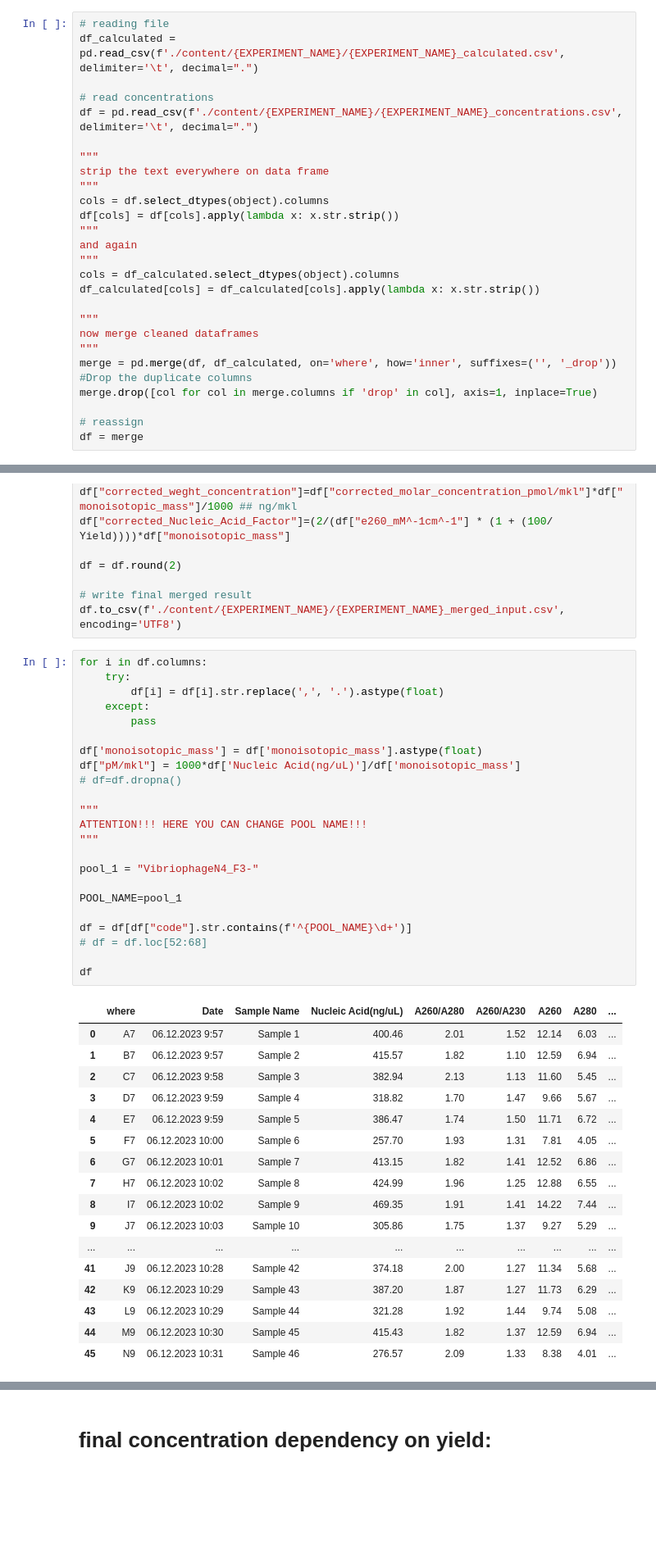
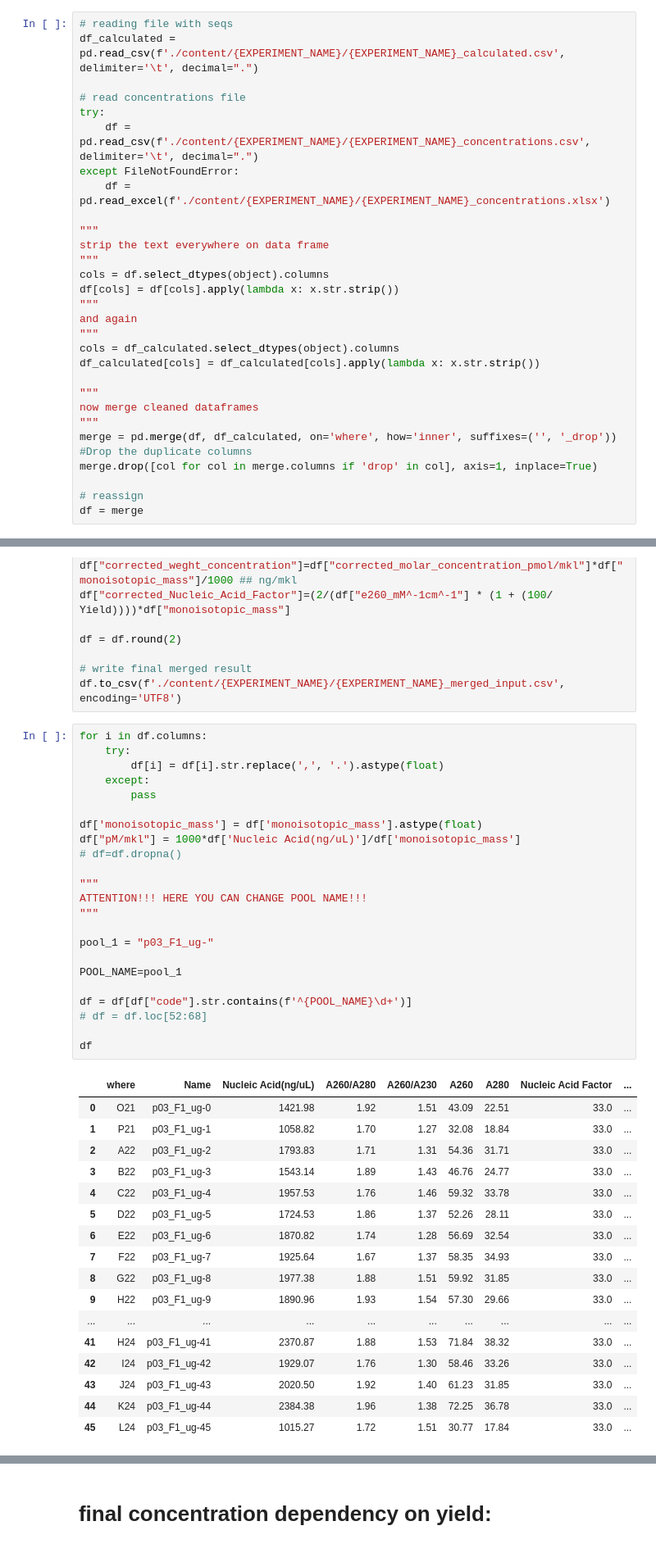
Before and after one commit to radical-subject/gene_synthesis_automatization_tools, a Jupyter notebook: MAIN_PIPELINE/MAIN_PIPELINE.ipynb, the cells around one changed output, grey strips where cells are left out. Shown at 82% size. Drawn from its saved outputs; the diff is of its cells as text; blank space fills up the shorter version.

```diff
--- a/MAIN_PIPELINE/MAIN_PIPELINE.ipynb
+++ b/MAIN_PIPELINE/MAIN_PIPELINE.ipynb
@@ -119,9 +118,12 @@ CTT CCC GAA GTA CAA CTT CTT GAG CTT CTT CAG TGC AGG ATA GTC A   14075.06
 # %%
-# reading file
+# reading file with seqs
 df_calculated =  pd.read_csv(f'./content/{EXPERIMENT_NAME}/{EXPERIMENT_NAME}_calculated.csv', delimiter='\t', decimal=".")
 
-# read concentrations
-df = pd.read_csv(f'./content/{EXPERIMENT_NAME}/{EXPERIMENT_NAME}_concentrations.csv', delimiter='\t', decimal=".")
+# read concentrations file
+try:
+    df = pd.read_csv(f'./content/{EXPERIMENT_NAME}/{EXPERIMENT_NAME}_concentrations.csv', delimiter='\t', decimal=".")
+except FileNotFoundError:
+    df = pd.read_excel(f'./content/{EXPERIMENT_NAME}/{EXPERIMENT_NAME}_concentrations.xlsx')
 
 """
 strip the text everywhere on data frame
@@ -197,44 +199,44 @@ df.to_csv(f'./content/{EXPERIMENT_NAME}/{EXPERIMENT_NAME}_merged_input.csv', enc
 # %%
 for i in df.columns:
     try:
         df[i] = df[i].str.replace(',', '.').astype(float)
     except:
         pass
 
 df['monoisotopic_mass'] = df['monoisotopic_mass'].astype(float)
 df["pM/mkl"] = 1000*df['Nucleic Acid(ng/uL)']/df['monoisotopic_mass']
 # df=df.dropna()
 
 """
 ATTENTION!!! HERE YOU CAN CHANGE POOL NAME!!!
 """
 
-pool_1 = "VibriophageN4_F3-"
+pool_1 = "p03_F1_ug-"
 
 POOL_NAME=pool_1
 
 df = df[df["code"].str.contains(f'^{POOL_NAME}\d+')]
 # df = df.loc[52:68]
 
 df
 # %% [output]
-|  | where | Date | Sample Name | Nucleic Acid(ng/uL) | A260/A280 | A260/A230 | A260 | A280 | ... |
-| 0 | A7 | 06.12.2023 9:57 | Sample 1 | 400.46 | 2.01 | 1.52 | 12.14 | 6.03 | ... |
-| 1 | B7 | 06.12.2023 9:57 | Sample 2 | 415.57 | 1.82 | 1.10 | 12.59 | 6.94 | ... |
-| 2 | C7 | 06.12.2023 9:58 | Sample 3 | 382.94 | 2.13 | 1.13 | 11.60 | 5.45 | ... |
-| 3 | D7 | 06.12.2023 9:59 | Sample 4 | 318.82 | 1.70 | 1.47 | 9.66 | 5.67 | ... |
-| 4 | E7 | 06.12.2023 9:59 | Sample 5 | 386.47 | 1.74 | 1.50 | 11.71 | 6.72 | ... |
-| 5 | F7 | 06.12.2023 10:00 | Sample 6 | 257.70 | 1.93 | 1.31 | 7.81 | 4.05 | ... |
-| 6 | G7 | 06.12.2023 10:01 | Sample 7 | 413.15 | 1.82 | 1.41 | 12.52 | 6.86 | ... |
-| 7 | H7 | 06.12.2023 10:02 | Sample 8 | 424.99 | 1.96 | 1.25 | 12.88 | 6.55 | ... |
-| 8 | I7 | 06.12.2023 10:02 | Sample 9 | 469.35 | 1.91 | 1.41 | 14.22 | 7.44 | ... |
-| 9 | J7 | 06.12.2023 10:03 | Sample 10 | 305.86 | 1.75 | 1.37 | 9.27 | 5.29 | ... |
+|  | where | Name | Nucleic Acid(ng/uL) | A260/A280 | A260/A230 | A260 | A280 | Nucleic Acid Factor | ... |
+| 0 | O21 | p03_F1_ug-0 | 1421.98 | 1.92 | 1.51 | 43.09 | 22.51 | 33.0 | ... |
+| 1 | P21 | p03_F1_ug-1 | 1058.82 | 1.70 | 1.27 | 32.08 | 18.84 | 33.0 | ... |
+| 2 | A22 | p03_F1_ug-2 | 1793.83 | 1.71 | 1.31 | 54.36 | 31.71 | 33.0 | ... |
+| 3 | B22 | p03_F1_ug-3 | 1543.14 | 1.89 | 1.43 | 46.76 | 24.77 | 33.0 | ... |
+| 4 | C22 | p03_F1_ug-4 | 1957.53 | 1.76 | 1.46 | 59.32 | 33.78 | 33.0 | ... |
+| 5 | D22 | p03_F1_ug-5 | 1724.53 | 1.86 | 1.37 | 52.26 | 28.11 | 33.0 | ... |
+| 6 | E22 | p03_F1_ug-6 | 1870.82 | 1.74 | 1.28 | 56.69 | 32.54 | 33.0 | ... |
+| 7 | F22 | p03_F1_ug-7 | 1925.64 | 1.67 | 1.37 | 58.35 | 34.93 | 33.0 | ... |
+| 8 | G22 | p03_F1_ug-8 | 1977.38 | 1.88 | 1.51 | 59.92 | 31.85 | 33.0 | ... |
+| 9 | H22 | p03_F1_ug-9 | 1890.96 | 1.93 | 1.54 | 57.30 | 29.66 | 33.0 | ... |
 | ... | ... | ... | ... | ... | ... | ... | ... | ... | ... |
-| 41 | J9 | 06.12.2023 10:28 | Sample 42 | 374.18 | 2.00 | 1.27 | 11.34 | 5.68 | ... |
-| 42 | K9 | 06.12.2023 10:29 | Sample 43 | 387.20 | 1.87 | 1.27 | 11.73 | 6.29 | ... |
-| 43 | L9 | 06.12.2023 10:29 | Sample 44 | 321.28 | 1.92 | 1.44 | 9.74 | 5.08 | ... |
-| 44 | M9 | 06.12.2023 10:30 | Sample 45 | 415.43 | 1.82 | 1.37 | 12.59 | 6.94 | ... |
-| 45 | N9 | 06.12.2023 10:31 | Sample 46 | 276.57 | 2.09 | 1.33 | 8.38 | 4.01 | ... |
+| 41 | H24 | p03_F1_ug-41 | 2370.87 | 1.88 | 1.53 | 71.84 | 38.32 | 33.0 | ... |
+| 42 | I24 | p03_F1_ug-42 | 1929.07 | 1.76 | 1.30 | 58.46 | 33.26 | 33.0 | ... |
+| 43 | J24 | p03_F1_ug-43 | 2020.50 | 1.92 | 1.40 | 61.23 | 31.85 | 33.0 | ... |
+| 44 | K24 | p03_F1_ug-44 | 2384.38 | 1.96 | 1.38 | 72.25 | 36.78 | 33.0 | ... |
+| 45 | L24 | p03_F1_ug-45 | 1015.27 | 1.72 | 1.51 | 30.77 | 17.84 | 33.0 | ... |
 # %%
 """
 смотрим распределение по корзинам
```
Also changed, not shown: parts of 12 cells of this notebook, 14 other files.
